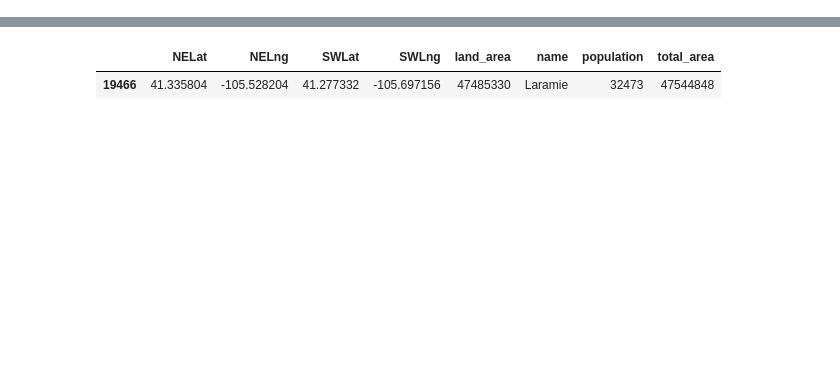
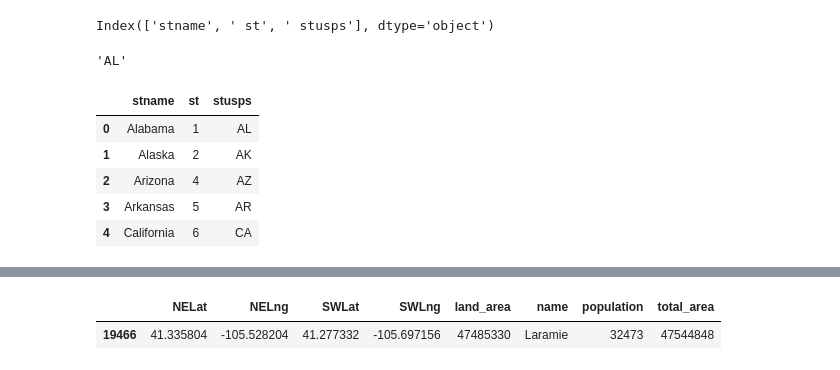
Before and after one commit to copilotroadtrip/PythonPOIMunging, a Jupyter notebook: shapestuff.ipynb, the cells around one changed output, grey strips where cells are left out. Drawn from its saved outputs; the diff is of its cells as text; code cells hidden in the pictures; blank space fills up the shorter version.

```diff
--- a/shapestuff.ipynb
+++ b/shapestuff.ipynb
@@ -7,3 +7,21 @@ from search_tree import LatLngSearchTree
 file_list = "place_files.txt"
 files = open(file_list, 'r')
 r = ["./POIData/"+line.replace("\n","") for line in files]
+# %%
+codes.columns
+# %% [output]
+Index(['stname', ' st', ' stusps'], dtype='object')
+# %%
+codes.loc[0,'stusps'
+         ]
+# %% [output]
+'AL'
+# %%
+codes.head()
+# %% [output]
+|  | stname | st | stusps |
+| 0 | Alabama | 1 | AL |
+| 1 | Alaska | 2 | AK |
+| 2 | Arizona | 4 | AZ |
+| 3 | Arkansas | 5 | AR |
+| 4 | California | 6 | CA |
```
Also changed, not shown: parts of 8 cells of this notebook, 4 other files.
